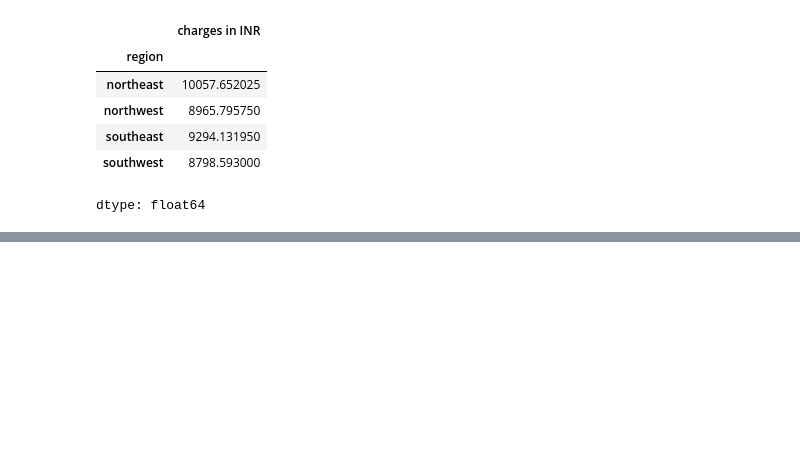
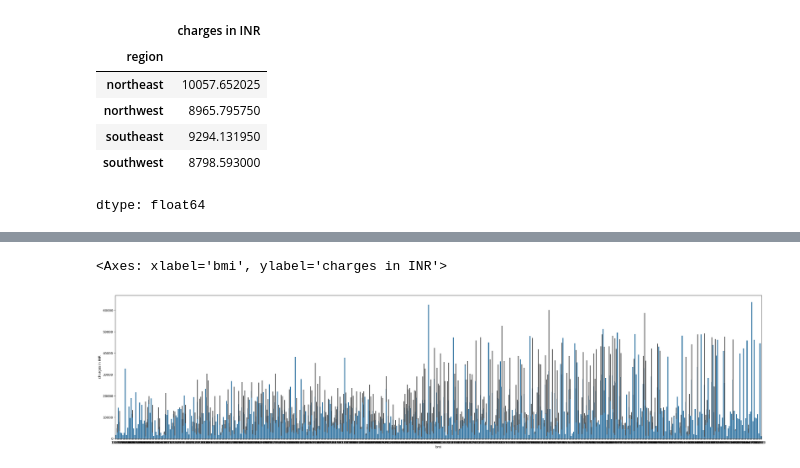
Before and after one commit to ShravanJadhav/Medibuddy_Analysis, a Jupyter notebook: Medibuddy_Insurance_Analysis.ipynb, the cells around one changed output, grey strips where cells are left out. Cells and saved outputs as stored; diff of their text form; code cells hidden in the pictures; blank space fills up the shorter version.

```diff
--- a/Medibuddy_Insurance_Analysis.ipynb
+++ b/Medibuddy_Insurance_Analysis.ipynb
@@ -149,0 +208,6 @@ dtype: float64
+# %%
+matplotlib.rcParams['figure.figsize']=(36,8)
+sns.barplot(x='bmi',y='charges in INR', data=mainData)
+# %% [output]
+<Axes: xlabel='bmi', ylabel='charges in INR'>
+[figure, added]
```
Also changed, not shown: parts of 22 cells of this notebook.
